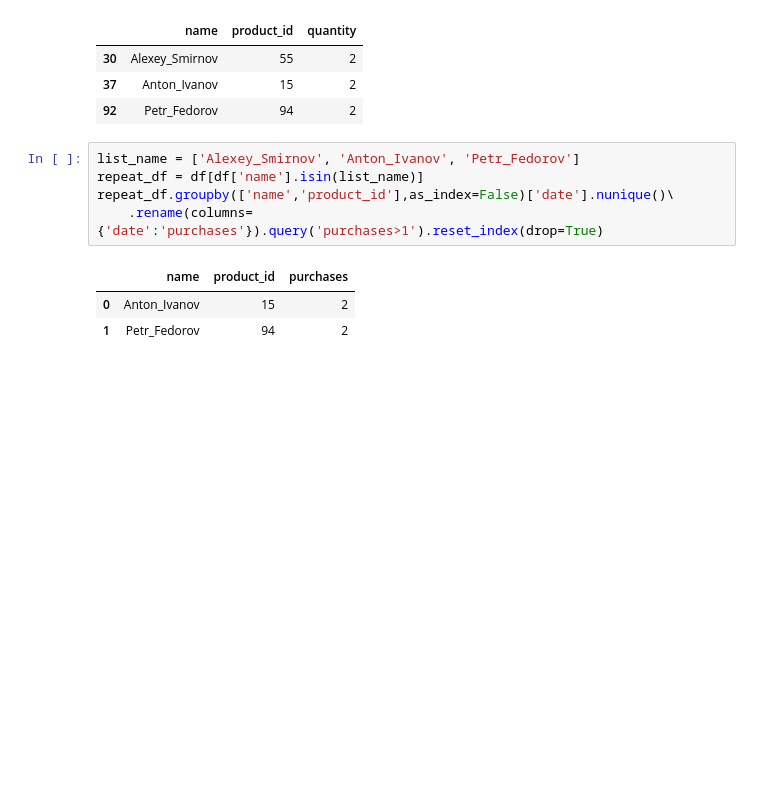
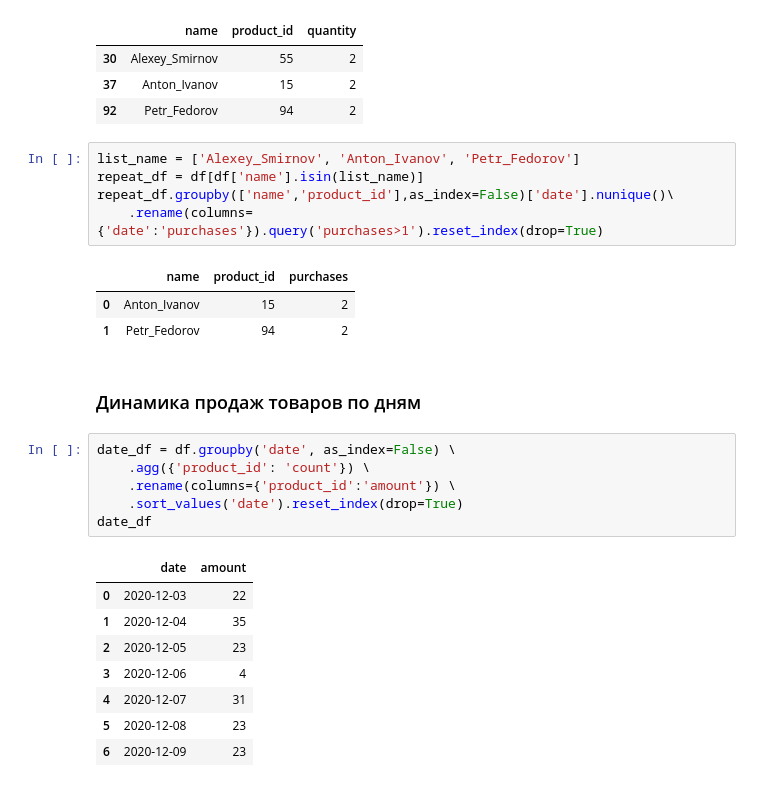
Before and after one commit to dremer03/data-projects, a Jupyter notebook: analyzing purchases/daily_purchase.ipynb, the cells around one changed output. Saved outputs shown, nothing was run; the diff lists cells and outputs as text; blank space fills up the shorter version.

```diff
--- a/analyzing purchases/daily_purchase.ipynb
+++ b/analyzing purchases/daily_purchase.ipynb
@@ -125,3 +125,20 @@ repeat_df.groupby(['name','product_id'],as_index=False)['date'].nunique()\
 |  | name | product_id | purchases |
 | 0 | Anton_Ivanov | 15 | 2 |
 | 1 | Petr_Fedorov | 94 | 2 |
+# %% [markdown]
+### Динамика продаж товаров по дням
+# %%
+date_df = df.groupby('date', as_index=False) \
+    .agg({'product_id': 'count'}) \
+    .rename(columns={'product_id':'amount'}) \
+    .sort_values('date').reset_index(drop=True)
+date_df
+# %% [output]
+|  | date | amount |
+| 0 | 2020-12-03 | 22 |
+| 1 | 2020-12-04 | 35 |
+| 2 | 2020-12-05 | 23 |
+| 3 | 2020-12-06 | 4 |
+| 4 | 2020-12-07 | 31 |
+| 5 | 2020-12-08 | 23 |
+| 6 | 2020-12-09 | 23 |
```
Also changed, not shown: parts of 1 cell of this notebook.
